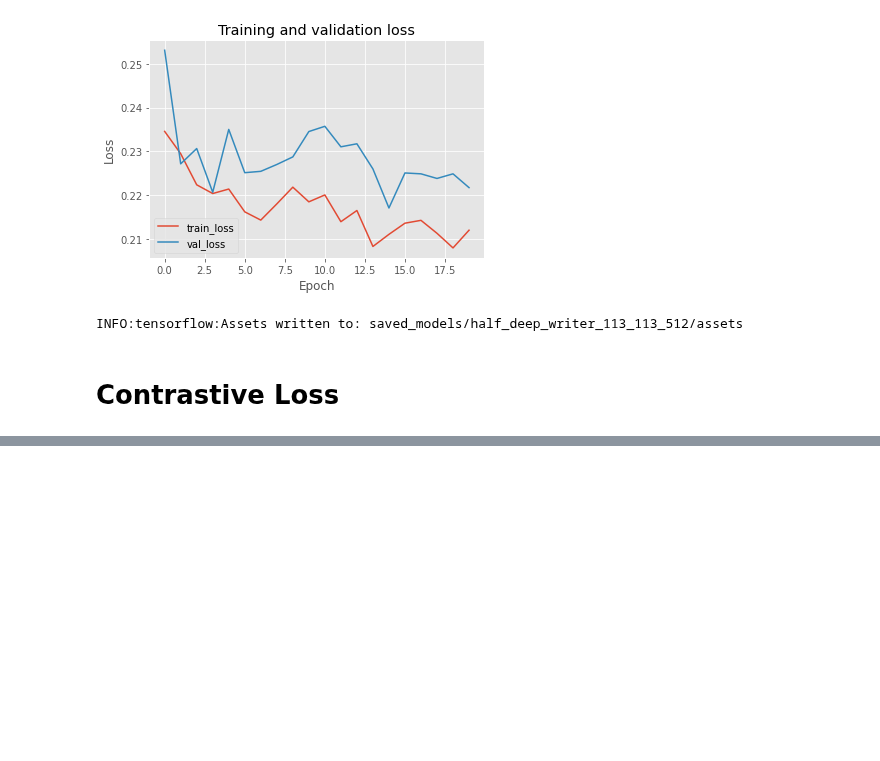
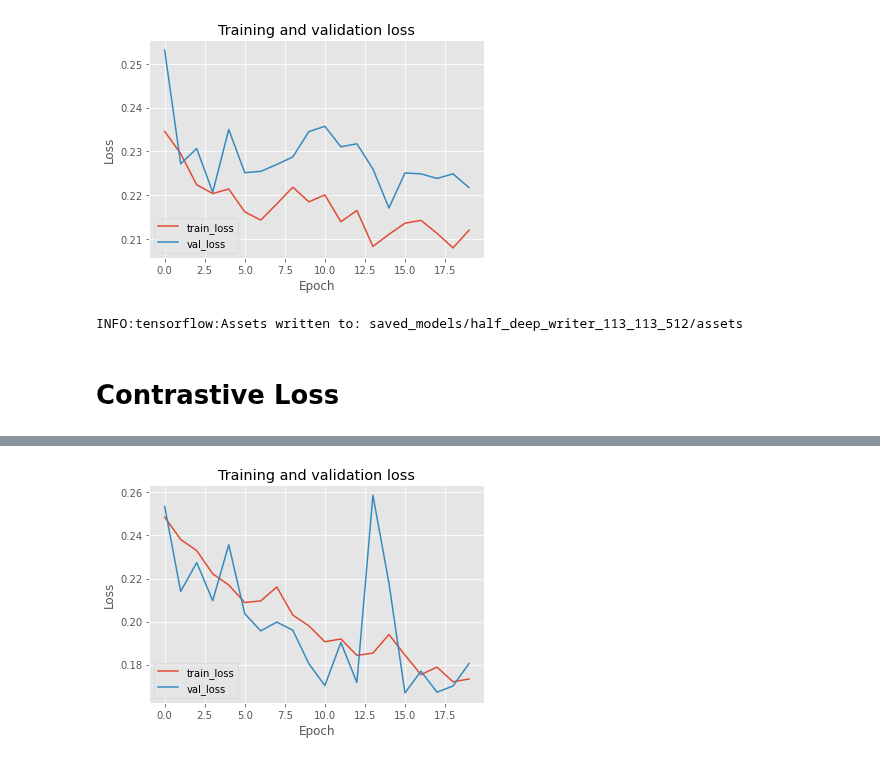
Before and after one commit to schauppi/HTSR_Handwritten_Text_Similarity_Recognition, a Jupyter notebook: half_deep_writer.ipynb, the cells around one changed output, grey strips where cells are left out. Drawn from its saved outputs; the diff is of its cells as text; code cells hidden in the pictures; blank space fills up the shorter version.

```diff
--- a/half_deep_writer.ipynb
+++ b/half_deep_writer.ipynb
@@ -1086,14 +906,25 @@ def euclidean_distance(vectors):
-# %%
-input_shape = (height,width,3)
-emb_size = 128
-embedding_half_deep_writer = half_deep_writer_model(emb_size=emb_size, input_shape=input_shape)
 # %%
-anchor_input = keras.layers.Input(shape=input_shape)
-pos_neg_input = keras.layers.Input(shape=input_shape)
+def create_siamese_model_contrastive_loss(height, width, emb_size, train_dataset, val_dataset, epochs):
 
-feat_vect_a = embedding_half_deep_writer(anchor_input)
-feat_vect_b = embedding_half_deep_writer(pos_neg_input)
+    input_shape = (height,width,3)
+    emb_size = emb_size
+    embedding_half_deep_writer = half_deep_writer_model(emb_size=emb_size, input_shape=input_shape)
 
-distance = keras.layers.Lambda(euclidean_distance)([feat_vect_a, feat_vect_b])
-normal = keras.layers.BatchNormalization()(distance)
-outputs = keras.layers.Dense(1, activation="sigmoid")(normal)
+    anchor_input = keras.layers.Input(shape=input_shape)
+    pos_neg_input = keras.layers.Input(shape=input_shape)
+
+    feat_vect_a = embedding_half_deep_writer(anchor_input)
+    feat_vect_b = embedding_half_deep_writer(pos_neg_input)
+
+    distance = keras.layers.Lambda(euclidean_distance)([feat_vect_a, feat_vect_b])
+    normal = keras.layers.BatchNormalization()(distance)
+    outputs = keras.layers.Dense(1, activation="sigmoid")(normal)
+
+    siamese_model = keras.models.Model(inputs=[anchor_input,pos_neg_input],
+                                      outputs=outputs)
+
+    siamese_model.compile(loss=contrastive_loss, optimizer="Adam", metrics="accuracy")
+
+    history_siamese_model = siamese_model.fit(train_dataset, epochs=epochs, validation_data=val_dataset)
+
+    return history_siamese_model, siamese_model
@@ -1105,2 +930,0 @@ siamese_test.compile(loss=contrastive_loss, optimizer="Adam", metrics="accuracy"
-# %%
-siamese_test.fit(train_dataset, epochs=10, validation_data=val_dataset)
@@ -1128,0 +931,2 @@ Epoch 10/10
+# %%
+history_siamese_224_224_3_128_cl, siamese_224_224_3_128_cl = create_siamese_model_contrastive_loss(224,224, 128, train_dataset, val_dataset, 20)
@@ -1128,0 +951,4 @@ Epoch 10/10
+# %%
+plot_triplet_training(history_siamese_224_224_3_128_cl)
+# %% [output]
+[figure, added]
```
Also changed, not shown: parts of 24 cells of this notebook.
